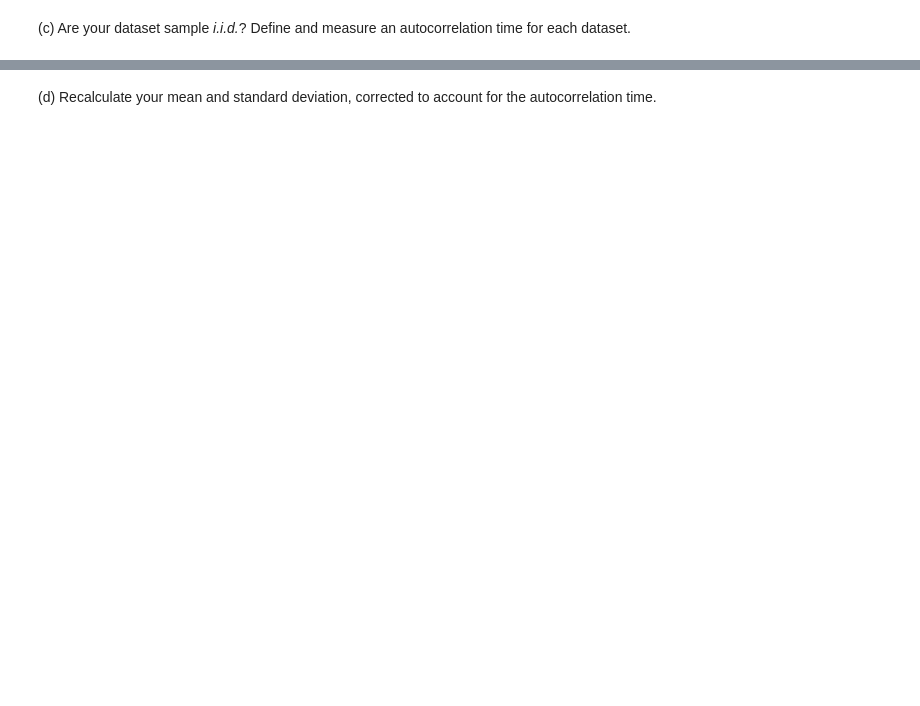
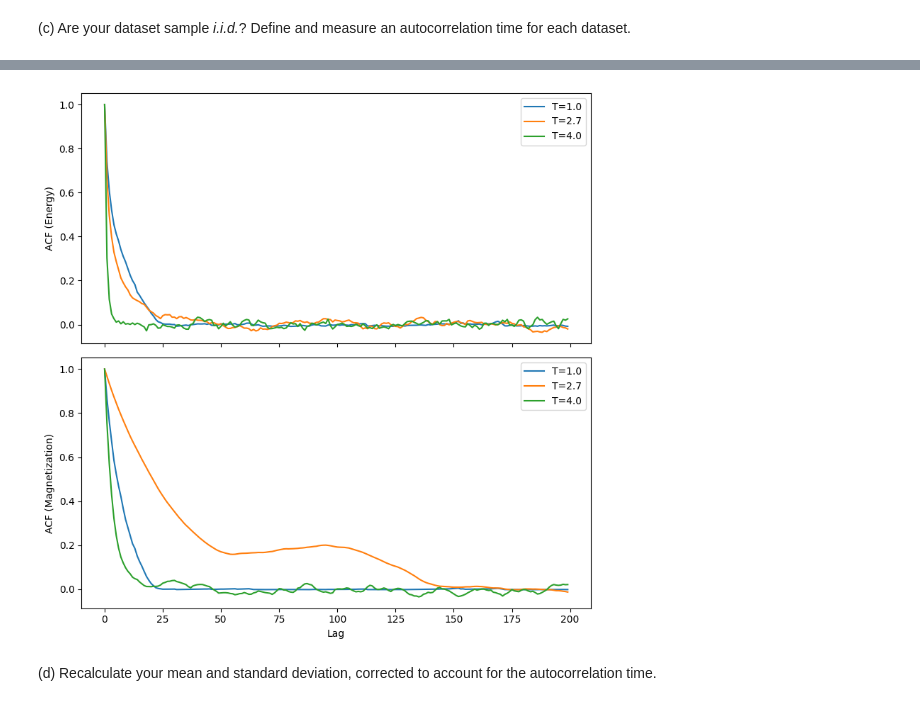
Before and after one commit to allxn753/PHYS449-assignments, a Jupyter notebook: HW1/HW1Q2.ipynb, the cells around one changed output, grey strips where cells are left out. Saved outputs shown, nothing was run; the diff lists cells and outputs as text; code cells hidden in the pictures; blank space fills up the shorter version.

```diff
--- a/HW1/HW1Q2.ipynb
+++ b/HW1/HW1Q2.ipynb
@@ -263,47 +214,60 @@ T = 4.0
 (c) Are your dataset sample *i.i.d.*? Define and measure an autocorrelation time for
 each dataset.
 # %%
+import matplotlib.pyplot as plt
 import numpy as np
 
-def autocorr_1d(x, max_lag=None):
-    """Normalized autocorrelation using FFT."""
-    x = np.asarray(x, dtype=float)
+# --- Autocorrelation function ---
+def autocorrelation(x, max_lag=200):
+    x = np.array(x)
     n = len(x)
-    x -= x.mean()
-    f = np.fft.rfft(x, n=2*n)
-    acf = np.fft.irfft(f * np.conj(f))[:n]
-    acf /= acf[0]
-    if max_lag is None:
-        return acf
-    else:
-        return acf[:max_lag+1]
+    x_mean = np.mean(x)
+    x_var = np.var(x)
 
-def integrated_autocorr_time(rho, c=5.0):
-    """Sokal’s automatic windowing."""
-    tau = 0.5
-    for t in range(1, len(rho)):
-        tau_new = 0.5 + np.sum(rho[1:t+1])
-        if t > c * tau_new:
-            break
-        tau = tau_new
-    return tau
+    acf = []
+    for lag in range(max_lag):
+        cov = np.sum((x[:n-lag] - x_mean) * (x[lag:] - x_mean)) / (n-lag)
+        acf.append(cov / x_var)
+    return np.array(acf)
 
-L = 16
-temps = [1.0, 2.7, 4.0]
+def integrated_autocorr_time(x, max_lag=200):
+    acf = autocorrelation(x, max_lag)
+    return 0.5 + np.sum(acf[1:])  # exclude lag=0
 
-for T in temps:
-    X = np.load(f"ising_L16_T{T:.1f}.npy")
-    energies = np.array([config_energy(cfg, L) for cfg in X])
-    mags     = np.array([config_magnetization(cfg) for cfg in X])
+# --- Analyze dataset (return energies, mags, and autocorr times) ---
+def analyze_autocorr(dataset, L, J=1.0, max_lag=200):
+    energies = []
+    mags = []
+    for config in dataset:
+        spins = config.reshape((L, L))
+        energies.append(calc_energy(spins, L, J))
+        mags.append(calc_magnetization(spins))
 
-    # autocorrelation functions
-    rhoE = autocorr_1d(energies, max_lag=2000)
-    rhoM = autocorr_1d(mags,     max_lag=2000)
+    tau_E = integrated_autocorr_time(energies, max_lag)
+    tau_M = integrated_autocorr_time(mags, max_lag)
+    acf_E = autocorrelation(energies, max_lag)
+    acf_M = autocorrelation(mags, max_lag)
+    return energies, mags, tau_E, tau_M, acf_E, acf_M
 
-    tauE = integrated_autocorr_time(rhoE)
-    tauM = integrated_autocorr_time(rhoM)
+# --- Run for all three datasets ---
+results = {}
+for T, dataset in [(1.0, dataset_T1), (2.7, dataset_T27), (4.0, dataset_T4)]:
+    energies, mags, tau_E, tau_M, acf_E, acf_M = analyze_autocorr(dataset, L=16, J=1.0)
+    results[T] = {"tau_E": tau_E, "tau_M": tau_M, "acf_E": acf_E, "acf_M": acf_M}
+    print(f"T={T:.1f} : tau_E={tau_E:.2f}, tau_M={tau_M:.2f}")
 
-    print(f"T = {T}")
-    print(f"  tau_E ≈ {tauE:.1f}")
-    print(f"  tau_M ≈ {tauM:.1f}")
+# --- Plot autocorrelation functions ---
+fig, axes = plt.subplots(2, 1, figsize=(8, 8), sharex=True)
+
+for T, res in results.items():
+    axes[0].plot(res["acf_E"], label=f"T={T}")
+    axes[1].plot(res["acf_M"], label=f"T={T}")
+
+axes[0].set_ylabel("ACF (Energy)")
+axes[1].set_ylabel("ACF (Magnetization)")
+axes[1].set_xlabel("Lag")
+axes[0].legend()
+axes[1].legend()
+plt.tight_layout()
+plt.show()
 # %% [output]
@@ -319,3 +277,4 @@ T = 4.0
+[figure, added]
 # %% [markdown]
 (d) Recalculate your mean and standard deviation, corrected to account for the autocorrelation time.
 # %%
```
Also changed, not shown: parts of 6 cells of this notebook, 3 other files.
